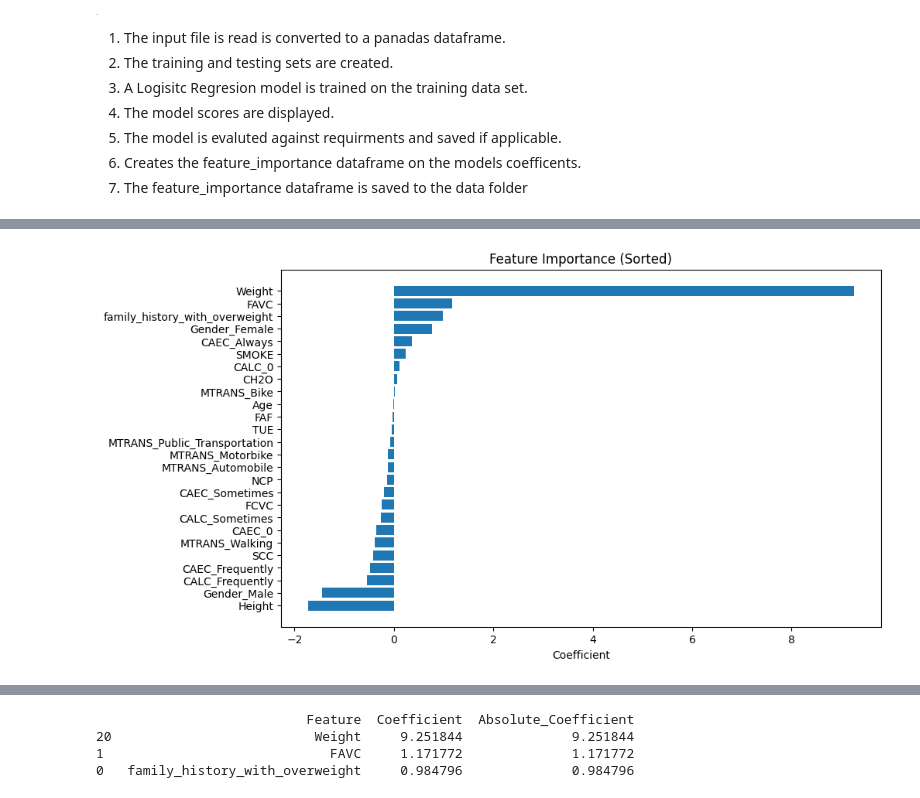
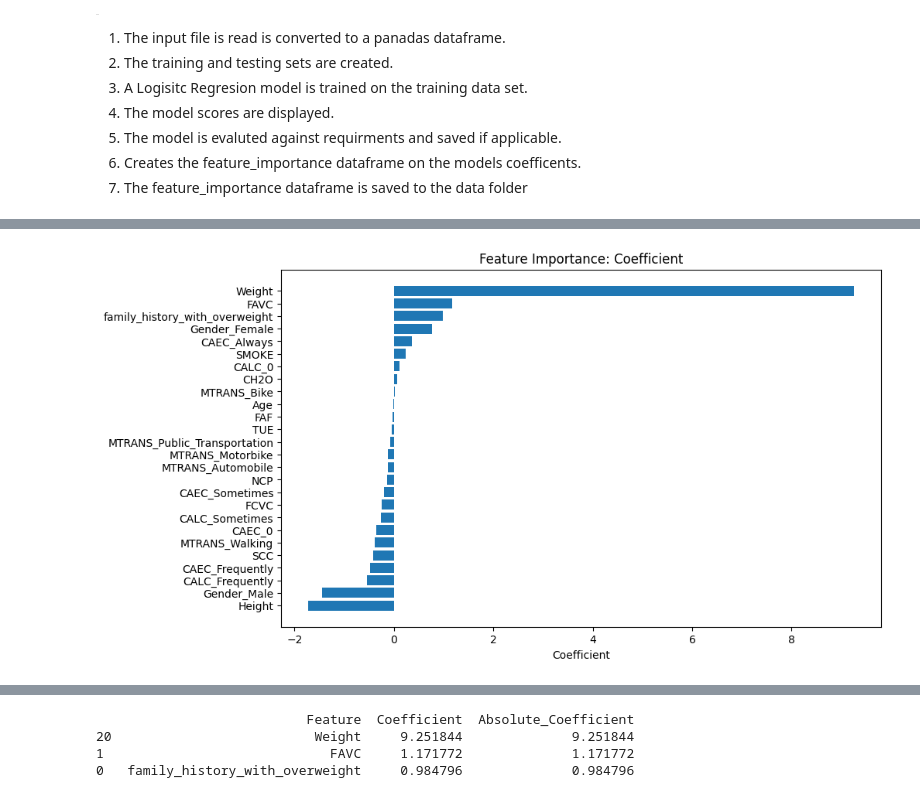
Before and after one commit to MatthewZunigaMitchell/Obesity_Classification_Factors, a Jupyter notebook: main.ipynb, the cells around one changed output, grey strips where cells are left out. Cells and saved outputs as stored; diff of their text form; code cells hidden in the pictures.

```diff
--- a/main.ipynb
+++ b/main.ipynb
@@ -149,13 +151,13 @@ plt.show()
 # %%
 # Restructure dataframe columns and save as a CSV file
 feature_importance = feature_importance.sort_values(by='Coefficient', ascending=True)
 
 # Visualize feature importance sorted by Coefficient
 plt.figure(figsize=(10, 6))
 plt.barh(feature_importance['Feature'], feature_importance['Coefficient'])
 plt.xlabel('Coefficient')
-plt.title('Feature Importance (Sorted)')
+plt.title('Feature Importance: Coefficient')
 plt.savefig('graphs/feature_importance_sorted_Coefficient.png', bbox_inches='tight')
 plt.show()
 # %% [output]
-[figure, old version]
+[figure, new version]
```
Also changed, not shown: parts of 7 cells of this notebook, 3 other files.
